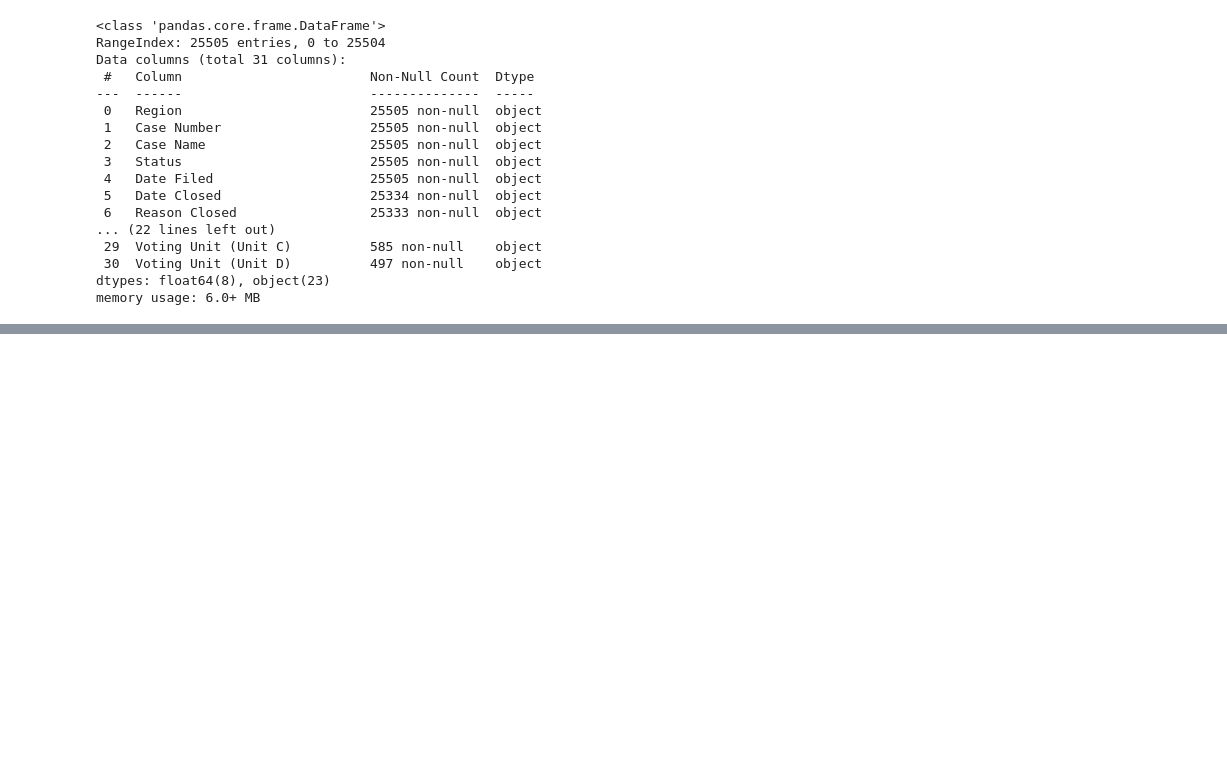
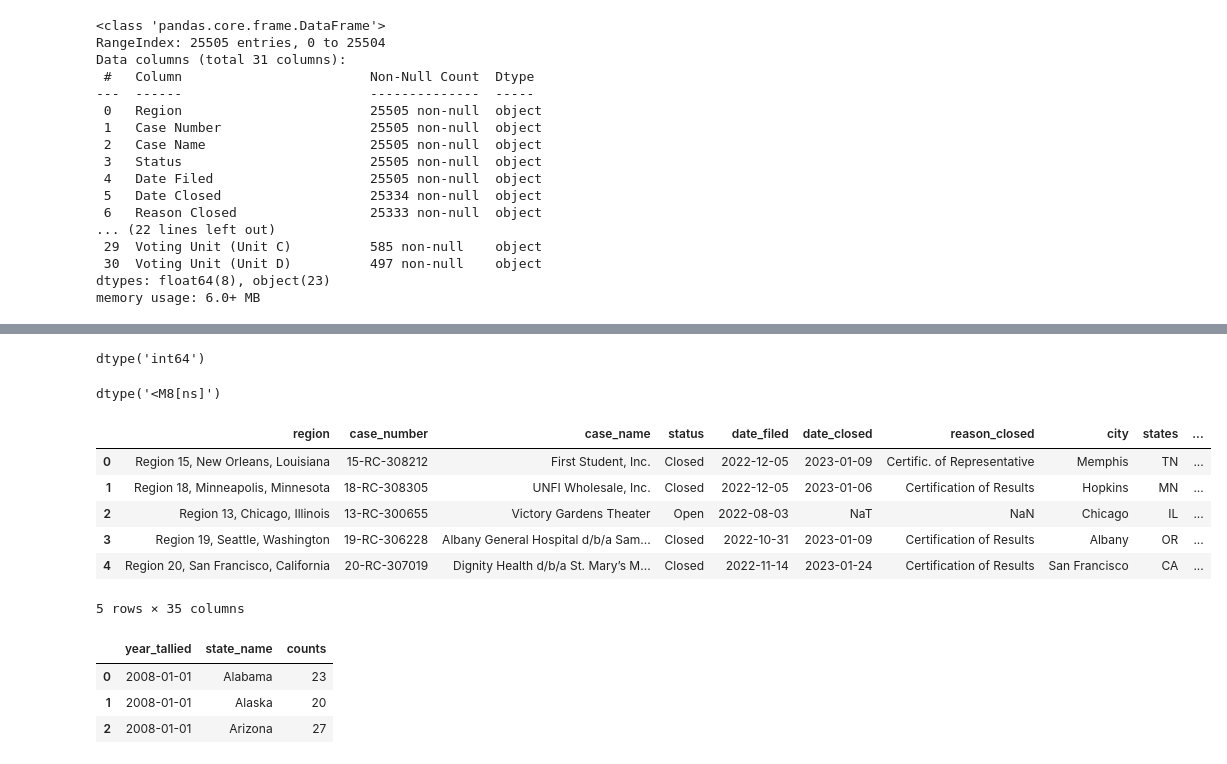
Before and after one commit to erinmmurphy/union-viz, a Jupyter notebook: elections.ipynb, the cells around one changed output, grey strips where cells are left out. Drawn from its saved outputs; the diff is of its cells as text; code cells hidden in the pictures; blank space fills up the shorter version.

```diff
--- a/elections.ipynb
+++ b/elections.ipynb
@@ -53,0 +71,7 @@ df_elec.shape
+# %%
+# change values in date_filed, tally_date, date_closed columns to datetime
+df_elec['date_filed'] = pd.to_datetime(df_elec['date_filed'])
+df_elec['tally_date'] = pd.to_datetime(df_elec['tally_date'])
+df_elec['date_closed'] = pd.to_datetime(df_elec['date_closed'])
+
+df_elec.info()
@@ -53,0 +101,6 @@ df_elec.shape
+# %%
+df_elec['year_filed'] = df_elec['date_filed'].dt.year
+df_elec['year_closed'] = df_elec['date_closed'].dt.year
+df_elec['year_tallied'] = df_elec['tally_date'].dt.year
+
+df_elec.head(3)
@@ -53,0 +113,39 @@ df_elec.shape
+# %%
+df_elec['year_filed'].dtype
+# %% [output]
+dtype('int64')
+# %%
+# change year columns to datetime
+df_elec['year_filed'] = pd.to_datetime(df_elec['year_filed'], format='%Y')
+df_elec['year_closed'] = pd.to_datetime(df_elec['year_closed'], format='%Y')
+df_elec['year_tallied'] = pd.to_datetime(df_elec['year_tallied'], format='%Y')
+
+df_elec['year_filed'].dtype
+# %% [output]
+dtype('<M8[ns]')
+# %%
+# convert state abbreviation to full name
+df_elec['state_name'] = df_elec['states'].map(
+{"AL":"Alabama","AK":"Alaska","AZ":"Arizona","AR":"Arkansas","CA":"California","CO":"Colorado","CT":"Connecticut","DE":"Delaware","FL":"Florida","GA":"Georgia","HI":"Hawaii","ID":"Idaho","IL":"Illinois","IN":"Indiana","IA":"Iowa","KS":"Kansas","KY":"Kentucky","LA":"Louisiana","ME":"Maine","MD":"Maryland","MA":"Massachusetts","MI":"Michigan","MN":"Minnesota","MS":"Mississippi","MO":"Missouri","MT":"Montana","NE":"Nebraska","NV":"Nevada","NH":"New Hampshire","NJ":"New Jersey","NM":"New Mexico","NY":"New York","NC":"North Carolina","ND":"North Dakota",
+ "OH":"Ohio","OK":"Oklahoma","OR":"Oregon","PA":"Pennsylvania","RI":"Rhode Island","SC":"South Carolina","SD":"South Dakota","TN":"Tennessee","TX":"Texas","UT":"Utah","VT":"Vermont","VA":"Virginia","WA":"Washington","WV":"West Virginia","WI":"Wisconsin","WY":"Wyoming"}
+)
+
+df_elec.head()
+# %% [output]
+|  | region | case_number | case_name | status | date_filed | date_closed | reason_closed | city | states | ... |
+| 0 | Region 15, New Orleans, Louisiana | 15-RC-308212 | First Student, Inc. | Closed | 2022-12-05 | 2023-01-09 | Certific. of Representative | Memphis | TN | ... |
+| 1 | Region 18, Minneapolis, Minnesota | 18-RC-308305 | UNFI Wholesale, Inc. | Closed | 2022-12-05 | 2023-01-06 | Certification of Results | Hopkins | MN | ... |
+| 2 | Region 13, Chicago, Illinois | 13-RC-300655 | Victory Gardens Theater | Open | 2022-08-03 | NaT | NaN | Chicago | IL | ... |
+| 3 | Region 19, Seattle, Washington | 19-RC-306228 | Albany General Hospital d/b/a Sam... | Closed | 2022-10-31 | 2023-01-09 | Certification of Results | Albany | OR | ... |
+| 4 | Region 20, San Francisco, California | 20-RC-307019 | Dignity Health d/b/a St. Mary’s M... | Closed | 2022-11-14 | 2023-01-24 | Certification of Results | San Francisco | CA | ... |
+5 rows × 35 columns
+# %%
+# transform the data to get the number of cases tallied per year per state
+
+elec_st_yr = df_elec.groupby(['year_tallied', 'state_name']).size().reset_index(name='counts')
+elec_st_yr.head(3)
+# %% [output]
+|  | year_tallied | state_name | counts |
+| 0 | 2008-01-01 | Alabama | 23 |
+| 1 | 2008-01-01 | Alaska | 20 |
+| 2 | 2008-01-01 | Arizona | 27 |
```
Also changed, not shown: parts of 25 cells of this notebook, 26 other files.
